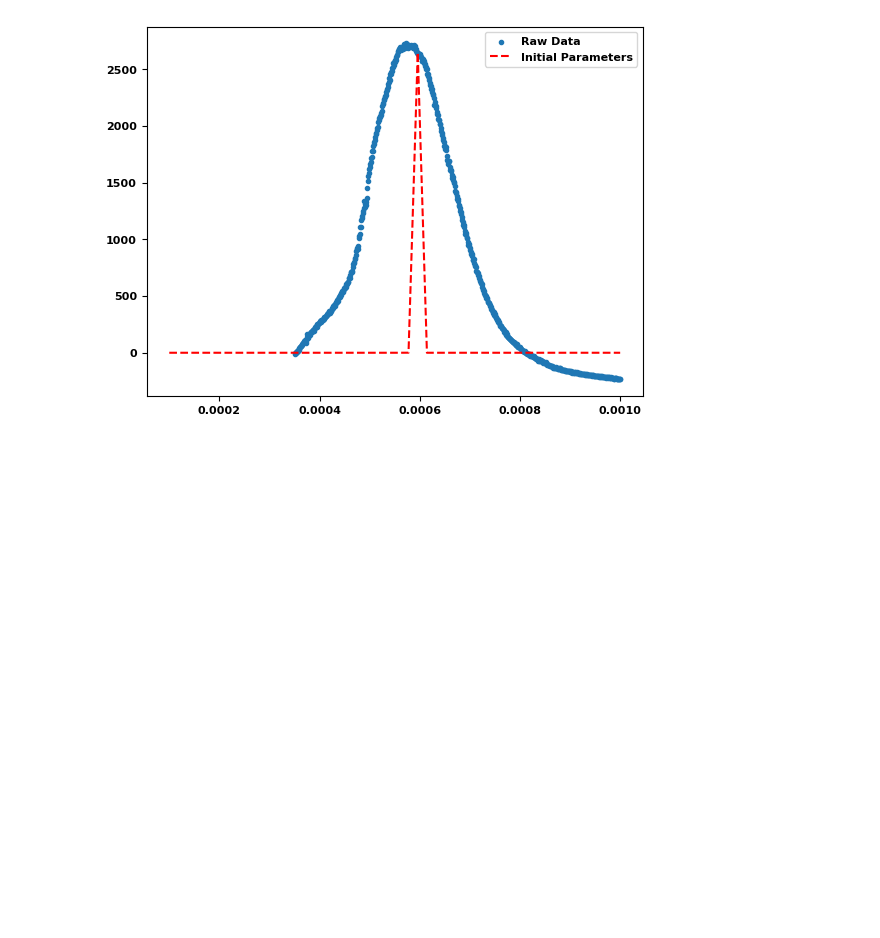
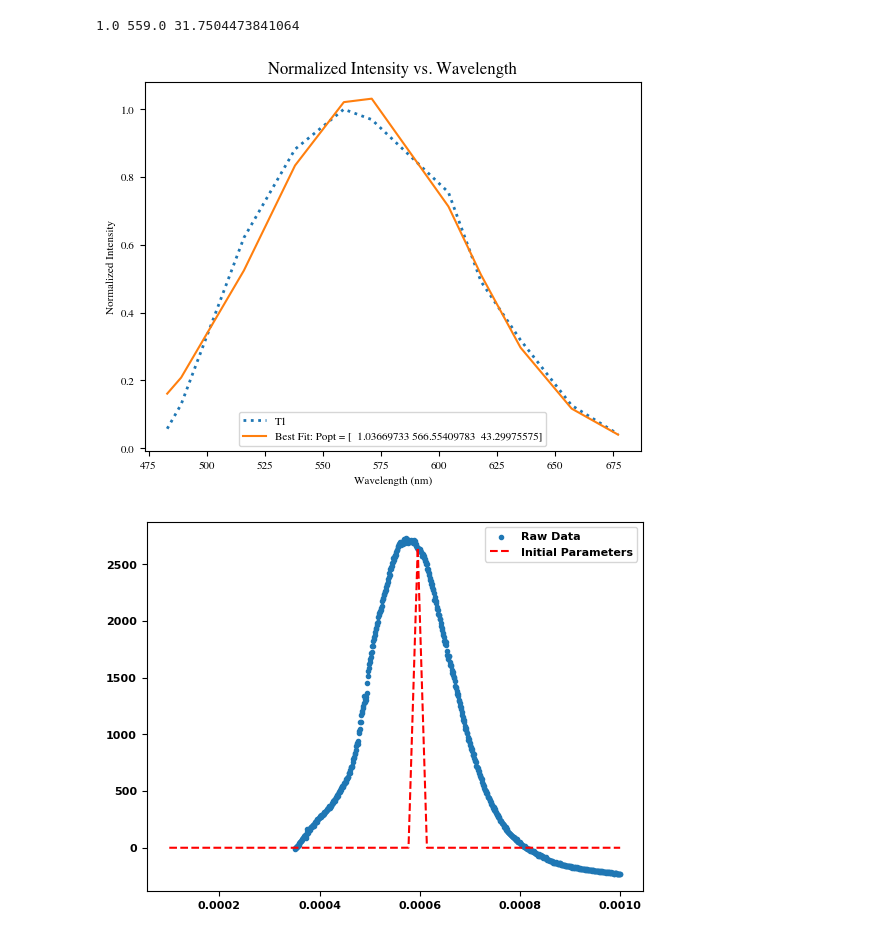
Before and after one commit to AyushmaanAggarwal/Physics-5CL-Capstone-Project, a Jupyter notebook: Data/oceanview/rough_planck.ipynb, the cells around one changed output. Cells and saved outputs as stored; diff of their text form; code cells hidden in the pictures; blank space fills up the shorter version.

```diff
--- a/Data/oceanview/rough_planck.ipynb
+++ b/Data/oceanview/rough_planck.ipynb
@@ -161,3 +170,53 @@ Deprecated in NumPy 1.20; for more details and guidance: https://numpy.org/devdo
+# %%
+# These look very different. I think this is because we lose some light on reflection from the diffraction grating
+# and Kohler illumination.
+# I think we should fit a gaussian to Sophie's calibration data because Planck's Law makes my head hurt:
+
+x = np.array(newlams)
+y = np.array(intensities)
+
+y = y/max(y) # normalize y values
+# Gaussian Function
+def gaussian(x, a, b, c):
+
+    return a*np.exp((-1*(x-b)**2)/(2*c**2))
+
+# Initial Fit Parameters
+a = max(y)
+b = float(x[np.where(y==a)])
+c = np.std(x)/2
+
+print(a, b, c)
+
+# Plotting raw data
+plt.plot(x, y, ':', lw=2, label='T1')
+
+
+#Run Fit
+popt, pcov = curve_fit(gaussian, x, y, p0=(a, b, c))
+ybest = gaussian(x, *popt)
+
+# Plotting Best Fit
+plt.plot(x, ybest, label=f'Best Fit: Popt = {popt}')
+plt.legend()
+
+font = {'family' : 'times',
+        'weight' : 'bold',
+        'size'   : 10}
+
+plt.rc('font', **font)
+
+plt.title("Normalized Intensity vs. Wavelength")
+plt.xlabel("Wavelength (nm)")
+plt.ylabel("Normalized Intensity")
+
+plt.show()
+
+with open("sophie_ca.txt", "w") as text_file:
+    text_file.write("Purchase Amount: %s" % TotalAmount)
+# %% [output]
+1.0 559.0 31.7504473841064
+[figure, added]
 # %%
 from scipy.optimize import curve_fit
 
```
Also changed, not shown: parts of 6 cells of this notebook, 1 other file.
